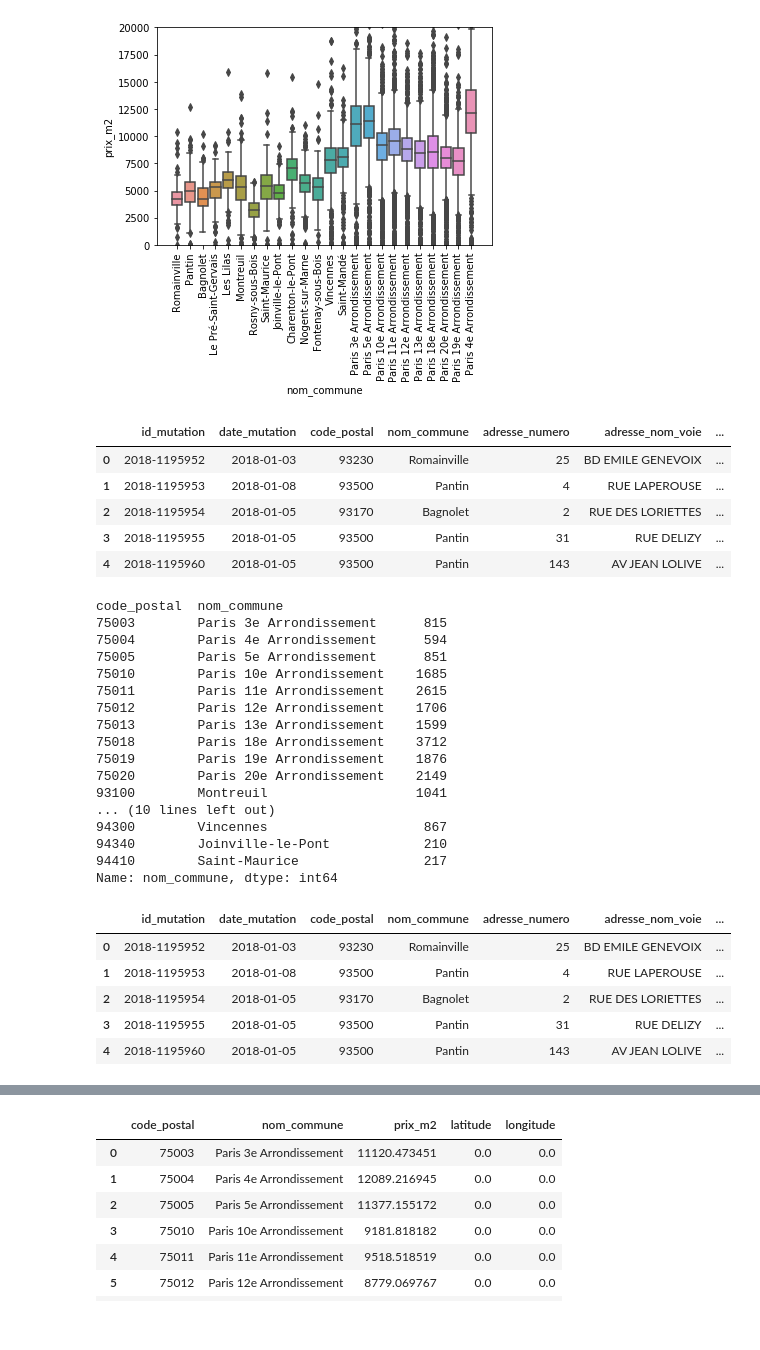
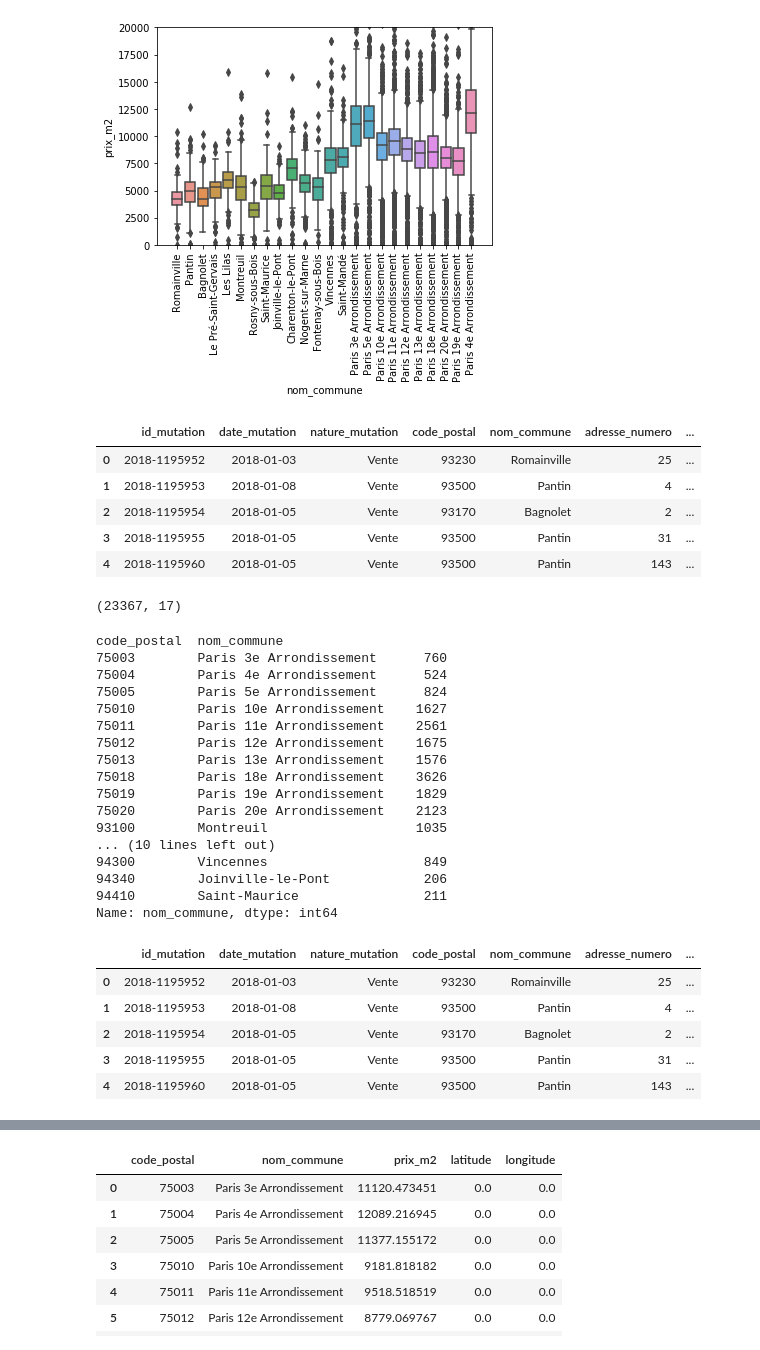
Before and after one commit to paulpreda/coursera_capstone, a Jupyter notebook: Paris - City of Light.ipynb, the cells around one changed output, grey strips where cells are left out. Cells and saved outputs as stored; diff of their text form; code cells hidden in the pictures.

```diff
--- a/Paris - City of Light.ipynb
+++ b/Paris - City of Light.ipynb
@@ -301,7 +296,7 @@ df_east_paris_primary.head()
 | 3 | 2018-1276181 | 2018-01-09 | 1 | Vente | 1840000.0 | 251 | ... |
 | 4 | 2018-1276181 | 2018-01-09 | 1 | Vente | 1840000.0 | 251 | ... |
 # %%
-df1 = df_east_paris_primary.groupby(['id_mutation', 'date_mutation', 'code_postal', 'nom_commune'])\
+df1 = df_east_paris_primary.groupby(['id_mutation', 'date_mutation', 'nature_mutation', 'code_postal', 'nom_commune'])\
     [['adresse_numero', 'adresse_nom_voie','valeur_fonciere', 'longitude', 'latitude']].max().reset_index()
 df1.head()
 # %% [output]
@@ -362,45 +358,56 @@ plt.autoscale(enable=True, axis='x')
 # %%
 east_paris_transactions.head()
 # %% [output]
-|  | id_mutation | date_mutation | code_postal | nom_commune | adresse_numero | adresse_nom_voie | ... |
-| 0 | 2018-1195952 | 2018-01-03 | 93230 | Romainville | 25 | BD EMILE GENEVOIX | ... |
-| 1 | 2018-1195953 | 2018-01-08 | 93500 | Pantin | 4 | RUE LAPEROUSE | ... |
-| 2 | 2018-1195954 | 2018-01-05 | 93170 | Bagnolet | 2 | RUE DES LORIETTES | ... |
-| 3 | 2018-1195955 | 2018-01-05 | 93500 | Pantin | 31 | RUE DELIZY | ... |
-| 4 | 2018-1195960 | 2018-01-05 | 93500 | Pantin | 143 | AV JEAN LOLIVE | ... |
+|  | id_mutation | date_mutation | nature_mutation | code_postal | nom_commune | adresse_numero | ... |
+| 0 | 2018-1195952 | 2018-01-03 | Vente | 93230 | Romainville | 25 | ... |
+| 1 | 2018-1195953 | 2018-01-08 | Vente | 93500 | Pantin | 4 | ... |
+| 2 | 2018-1195954 | 2018-01-05 | Vente | 93170 | Bagnolet | 2 | ... |
+| 3 | 2018-1195955 | 2018-01-05 | Vente | 93500 | Pantin | 31 | ... |
+| 4 | 2018-1195960 | 2018-01-05 | Vente | 93500 | Pantin | 143 | ... |
+# %%
+index_coll = east_paris_transactions[east_paris_transactions['prix_m2'] > 20000].index
+index_coll = index_coll.append(east_paris_transactions[east_paris_transactions['prix_m2'] < 500].index)
+east_paris_transactions = east_paris_transactions.drop(index_coll)
+east_paris_transactions.reset_index(drop=True, inplace=True)
+print(east_paris_transactions.shape)
+# %% [output]
+(23367, 17)
 # %%
 east_paris_transactions.groupby(['code_postal'])['nom_commune'].value_counts()
 # %% [output]
 code_postal  nom_commune
-75003        Paris 3e Arrondissement      815
-75004        Paris 4e Arrondissement      594
-75005        Paris 5e Arrondissement      851
-75010        Paris 10e Arrondissement    1685
-75011        Paris 11e Arrondissement    2615
-75012        Paris 12e Arrondissement    1706
-75013        Paris 13e Arrondissement    1599
-75018        Paris 18e Arrondissement    3712
-75019        Paris 19e Arrondissement    1876
-75020        Paris 20e Arrondissement    2149
-93100        Montreuil                   1041
+75003        Paris 3e Arrondissement      760
+75004        Paris 4e Arrondissement      524
+75005        Paris 5e Arrondissement      824
+75010        Paris 10e Arrondissement    1627
+75011        Paris 11e Arrondissement    2561
+75012        Paris 12e Arrondissement    1675
+75013        Paris 13e Arrondissement    1576
+75018        Paris 18e Arrondissement    3626
+75019        Paris 19e Arrondissement    1829
+75020        Paris 20e Arrondissement    2123
+93100        Montreuil                   1035
 ... (10 lines left out)
-94300        Vincennes                    867
-94340        Joinville-le-Pont            210
-94410        Saint-Maurice                217
+94300        Vincennes                    849
+94340        Joinville-le-Pont            206
+94410        Saint-Maurice                211
 Name: nom_commune, dtype: int64
 # %%
-bins_lat = np.linspace(min(east_paris_transactions['latitude']), max(east_paris_transactions['latitude']), 9)
-lat_names = [0, 1, 2, 3, 4, 5, 6, 7]
+bins_lat = np.linspace(min(east_paris_transactions['latitude']), max(east_paris_transactions['latitude']), 11)
+#lat_names = ['A', 'B', 'C', 'D', 'E', 'F', 'G', 'H', 'I', 'J']
+lat_names = [0, 1, 2, 3, 4, 5, 6, 7, 8, 9]
 east_paris_transactions['bins_lat'] = pd.cut(east_paris_transactions['latitude'], bins_lat, labels=lat_names, include_lowest=True)
-bins_long = np.linspace(min(east_paris_transactions['longitude']), max(east_paris_transactions['longitude']), 9)
-long_names = [0, 1, 2, 3, 4, 5, 6, 7]
+bins_long = np.linspace(min(east_paris_transactions['longitude']), max(east_paris_transactions['longitude']), 11)
+#long_names = ['a', 'b', 'c', 'd', 'e', 'f', 'g', 'h', 'i', 'j']
+long_names = [0, 1, 2, 3, 4, 5, 6, 7, 8, 9]
 east_paris_transactions['bins_long'] = pd.cut(east_paris_transactions['longitude'], bins_long, labels=long_names, include_lowest=True)
-
+#east_paris_transactions['bins_indx'] = east_paris_transactions['bins_lat'] + east_paris_transactions['bins_long']
+east_paris_transactions.dtypes
 east_paris_transactions.head()
 # %% [output]
-|  | id_mutation | date_mutation | code_postal | nom_commune | adresse_numero | adresse_nom_voie | ... |
-| 0 | 2018-1195952 | 2018-01-03 | 93230 | Romainville | 25 | BD EMILE GENEVOIX | ... |
-| 1 | 2018-1195953 | 2018-01-08 | 93500 | Pantin | 4 | RUE LAPEROUSE | ... |
-| 2 | 2018-1195954 | 2018-01-05 | 93170 | Bagnolet | 2 | RUE DES LORIETTES | ... |
-| 3 | 2018-1195955 | 2018-01-05 | 93500 | Pantin | 31 | RUE DELIZY | ... |
-| 4 | 2018-1195960 | 2018-01-05 | 93500 | Pantin | 143 | AV JEAN LOLIVE | ... |
+|  | id_mutation | date_mutation | nature_mutation | code_postal | nom_commune | adresse_numero | ... |
+| 0 | 2018-1195952 | 2018-01-03 | Vente | 93230 | Romainville | 25 | ... |
+| 1 | 2018-1195953 | 2018-01-08 | Vente | 93500 | Pantin | 4 | ... |
+| 2 | 2018-1195954 | 2018-01-05 | Vente | 93170 | Bagnolet | 2 | ... |
+| 3 | 2018-1195955 | 2018-01-05 | Vente | 93500 | Pantin | 31 | ... |
+| 4 | 2018-1195960 | 2018-01-05 | Vente | 93500 | Pantin | 143 | ... |
```
Also changed, not shown: parts of 36 cells of this notebook.
